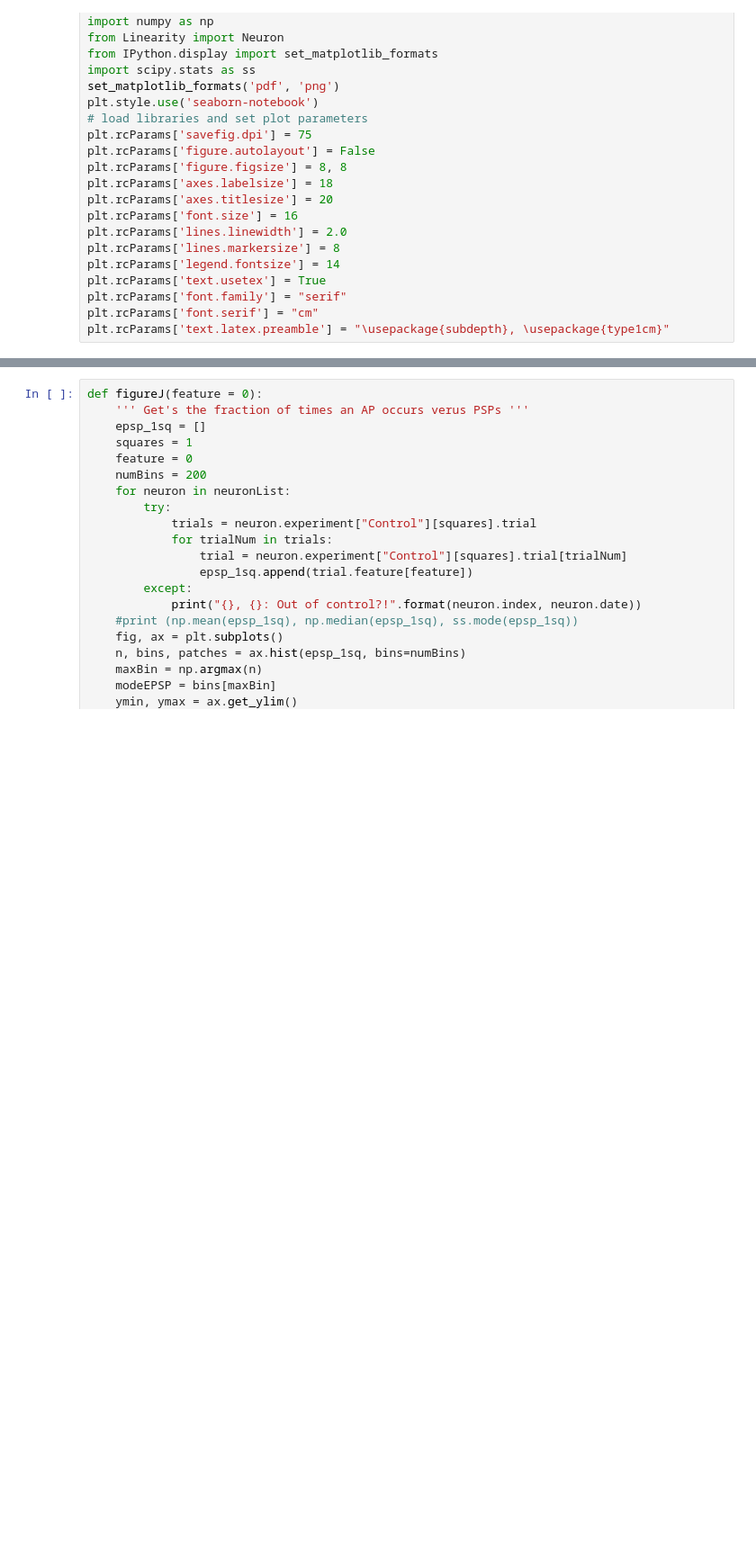
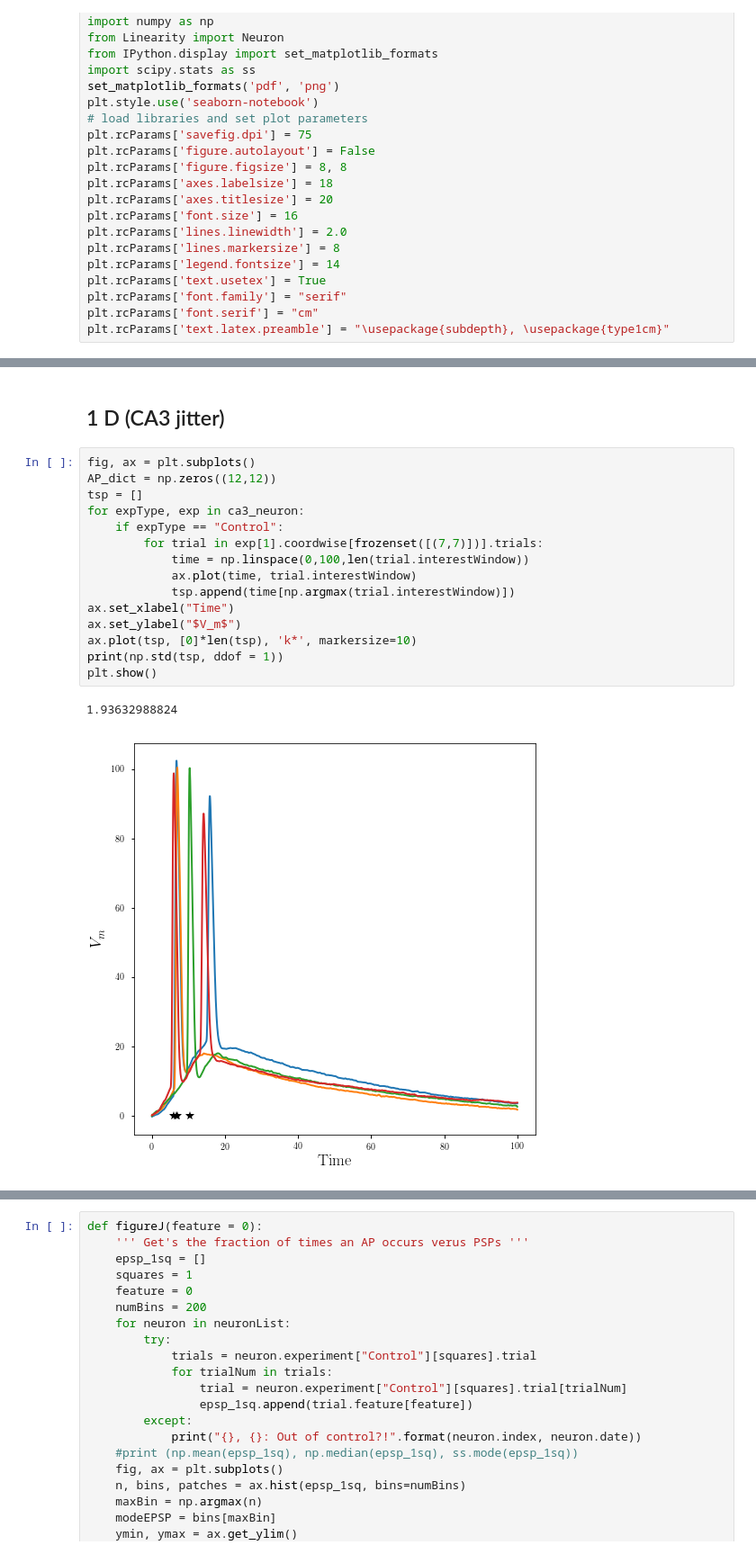
Before and after one commit to sahilm89/linearity, a Jupyter notebook: Paper_Figures/Figure 1 C,D,F-H,J,K (Methods check).ipynb, the cells around one changed output, grey strips where cells are left out. Shown at 90% size. Saved outputs shown, nothing was run; the diff lists cells and outputs as text; blank space fills up the shorter version.

```diff
--- a/Paper_Figures/Figure 1 C,D,F-H,J,K (Methods check).ipynb
+++ b/Paper_Figures/Figure 1 C,D,F-H,J,K (Methods check).ipynb
@@ -26,0 +75,20 @@ plt.rcParams['text.latex.preamble'] = "\usepackage{subdepth}, \usepackage{type1c
+# %% [markdown]
+## 1 D (CA3 jitter)
+# %%
+fig, ax = plt.subplots()
+AP_dict = np.zeros((12,12))
+tsp = []
+for expType, exp in ca3_neuron:
+    if expType == "Control":
+        for trial in exp[1].coordwise[frozenset([(7,7)])].trials:
+            time = np.linspace(0,100,len(trial.interestWindow))
+            ax.plot(time, trial.interestWindow)
+            tsp.append(time[np.argmax(trial.interestWindow)])
+ax.set_xlabel("Time")
+ax.set_ylabel("$V_m$")
+ax.plot(tsp, [0]*len(tsp), 'k*', markersize=10)
+print(np.std(tsp, ddof = 1))
+plt.show()
+# %% [output]
+1.93632988824
+[figure, added]
```
Also changed, not shown: parts of 24 cells of this notebook, 28 other files.
